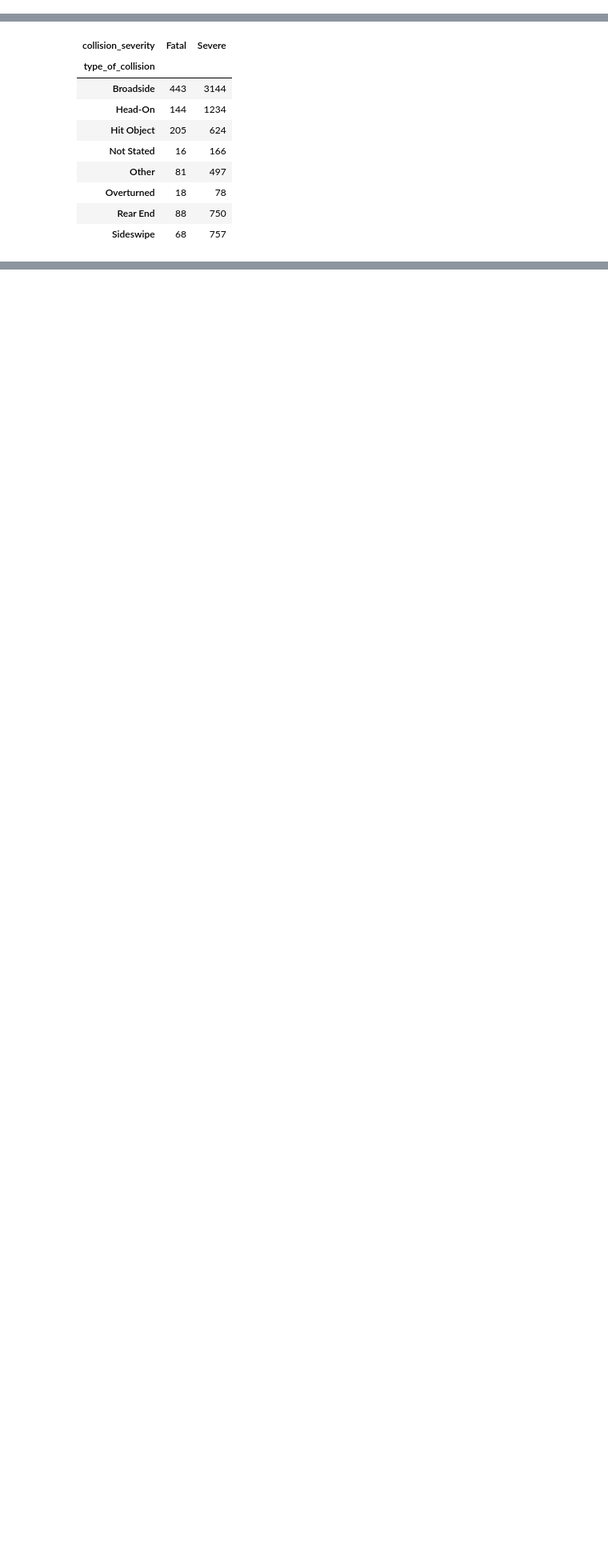
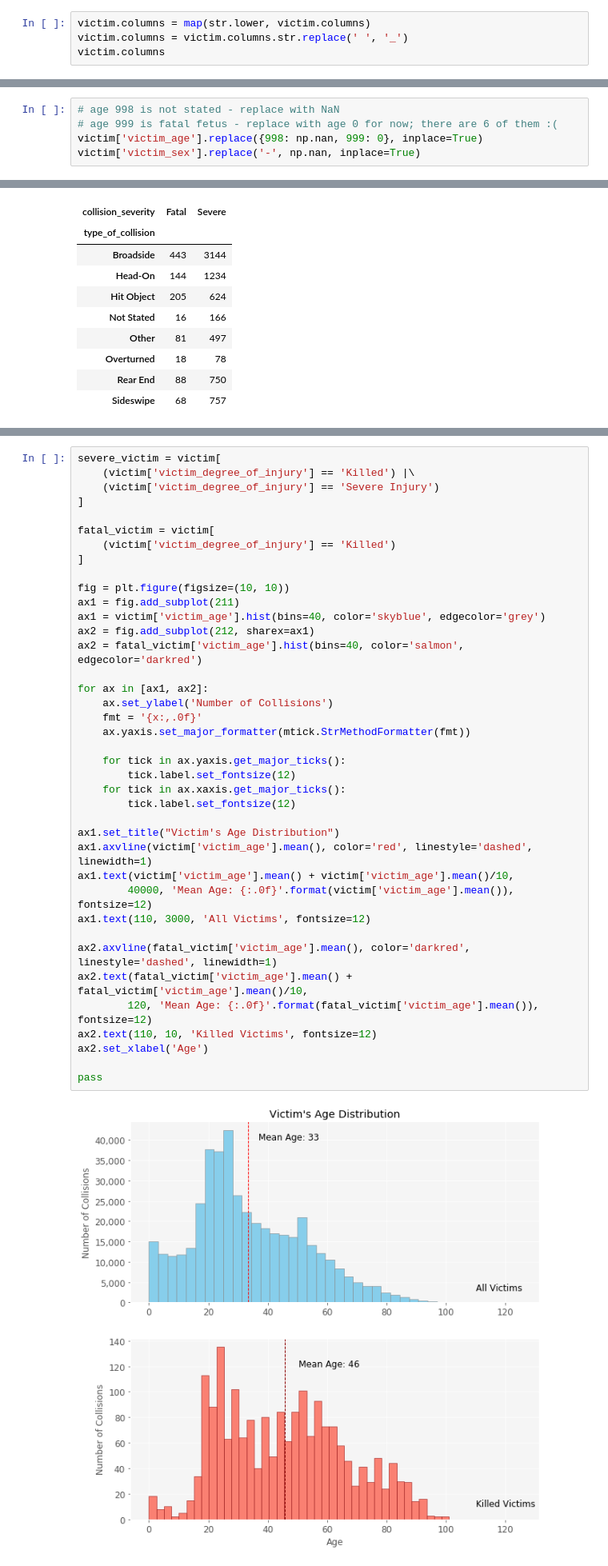
Before and after one commit to chenliny-zz/LA_Collision_Analysis, a Jupyter notebook: collision_exploratory_analysis_la.ipynb, the cells around one changed output, grey strips where cells are left out. Shown at 80% size. Drawn from its saved outputs; the diff is of its cells as text; blank space fills up the shorter version.

```diff
--- a/collision_exploratory_analysis_la.ipynb
+++ b/collision_exploratory_analysis_la.ipynb
@@ -117,3 +134,7 @@ Index(['case_id', 'accident_year', 'proc_date', 'juris', 'collision_date',
        'count_mc_injured', 'primary_ramp', 'secondary_ramp', 'latitude',
        'longitude'],
       dtype='object')
+# %%
+victim.columns = map(str.lower, victim.columns)
+victim.columns = victim.columns.str.replace(' ', '_')
+victim.columns
@@ -292,3 +340,8 @@ collision['bike_ped_collision'] = collision.apply(bike_ped, axis=1)
+# %%
+# age 998 is not stated - replace with NaN
+# age 999 is fatal fetus - replace with age 0 for now; there are 6 of them :(
+victim['victim_age'].replace({998: np.nan, 999: 0}, inplace=True)
+victim['victim_sex'].replace('-', np.nan, inplace=True)
 # %% [markdown]
 #### Add time period attributes based on collision time
 - Early morning: 12AM - 6AM
@@ -884,0 +1046,41 @@ for t in zip(title, ylabel, t_data):
+# %%
+severe_victim = victim[
+    (victim['victim_degree_of_injury'] == 'Killed') |\
+    (victim['victim_degree_of_injury'] == 'Severe Injury')
+]
+
+fatal_victim = victim[
+    (victim['victim_degree_of_injury'] == 'Killed')
+]
+
+fig = plt.figure(figsize=(10, 10))
+ax1 = fig.add_subplot(211)
+ax1 = victim['victim_age'].hist(bins=40, color='skyblue', edgecolor='grey')
+ax2 = fig.add_subplot(212, sharex=ax1)
+ax2 = fatal_victim['victim_age'].hist(bins=40, color='salmon', edgecolor='darkred')
+
+for ax in [ax1, ax2]:
+    ax.set_ylabel('Number of Collisions')
+    fmt = '{x:,.0f}'
+    ax.yaxis.set_major_formatter(mtick.StrMethodFormatter(fmt))
+
+    for tick in ax.yaxis.get_major_ticks():
+        tick.label.set_fontsize(12)
+    for tick in ax.xaxis.get_major_ticks():
+        tick.label.set_fontsize(12)
+
+ax1.set_title("Victim's Age Distribution")
+ax1.axvline(victim['victim_age'].mean(), color='red', linestyle='dashed', linewidth=1)
+ax1.text(victim['victim_age'].mean() + victim['victim_age'].mean()/10,
+        40000, 'Mean Age: {:.0f}'.format(victim['victim_age'].mean()), fontsize=12)
+ax1.text(110, 3000, 'All Victims', fontsize=12)
+
+ax2.axvline(fatal_victim['victim_age'].mean(), color='darkred', linestyle='dashed', linewidth=1)
+ax2.text(fatal_victim['victim_age'].mean() + fatal_victim['victim_age'].mean()/10,
+        120, 'Mean Age: {:.0f}'.format(fatal_victim['victim_age'].mean()), fontsize=12)
+ax2.text(110, 10, 'Killed Victims', fontsize=12)
+ax2.set_xlabel('Age')
+
+pass
+# %% [output]
+[figure, added]
```
Also changed, not shown: parts of 44 cells of this notebook.
